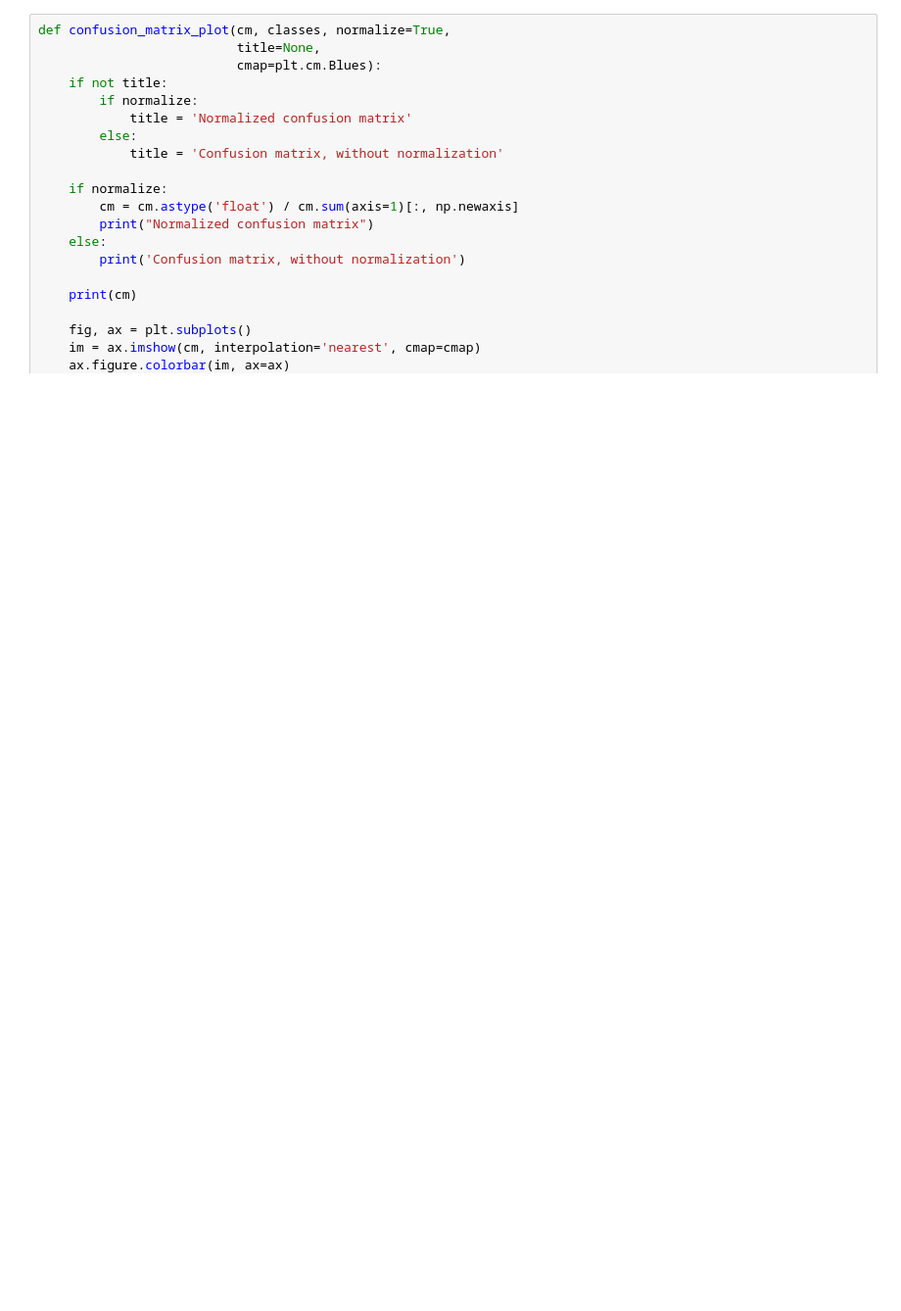
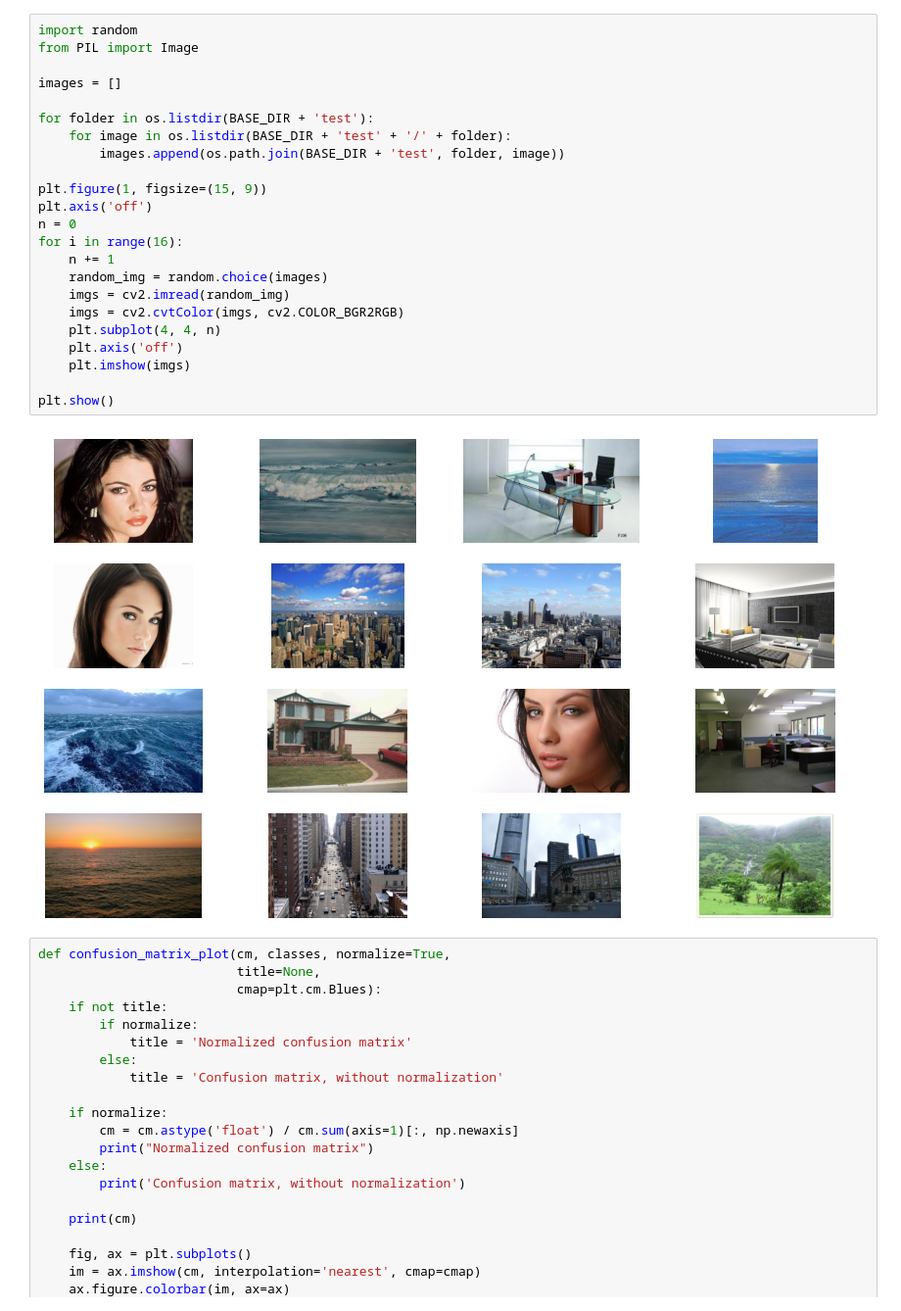
Before and after one commit to lacie-life/ImageSearchEngine, a Jupyter notebook: code/DL/model_eval.ipynb, the cells around one changed output. Shown at 98% size. Drawn from its saved outputs; the diff is of its cells as text; blank space fills up the shorter version.

```diff
--- a/code/DL/model_eval.ipynb
+++ b/code/DL/model_eval.ipynb
@@ -28,5 +29,30 @@ classes_name = ['sea', 'green', 'city', 'house_building', 'face', 'house_indoor'
 
 confusion_matrix = torch.zeros(num_classes, num_classes)
+# %%
+import random
+from PIL import Image
+
+images = []
+
+for folder in os.listdir(BASE_DIR + 'test'):
+    for image in os.listdir(BASE_DIR + 'test' + '/' + folder):
+        images.append(os.path.join(BASE_DIR + 'test', folder, image))
+
+plt.figure(1, figsize=(15, 9))
+plt.axis('off')
+n = 0
+for i in range(16):
+    n += 1
+    random_img = random.choice(images)
+    imgs = cv2.imread(random_img)
+    imgs = cv2.cvtColor(imgs, cv2.COLOR_BGR2RGB)
+    plt.subplot(4, 4, n)
+    plt.axis('off')
+    plt.imshow(imgs)
+
+plt.show()
+# %% [output]
+[figure, added]
 # %%
 def confusion_matrix_plot(cm, classes, normalize=True,
                           title=None,
```
Also changed, not shown: parts of 5 cells of this notebook.
